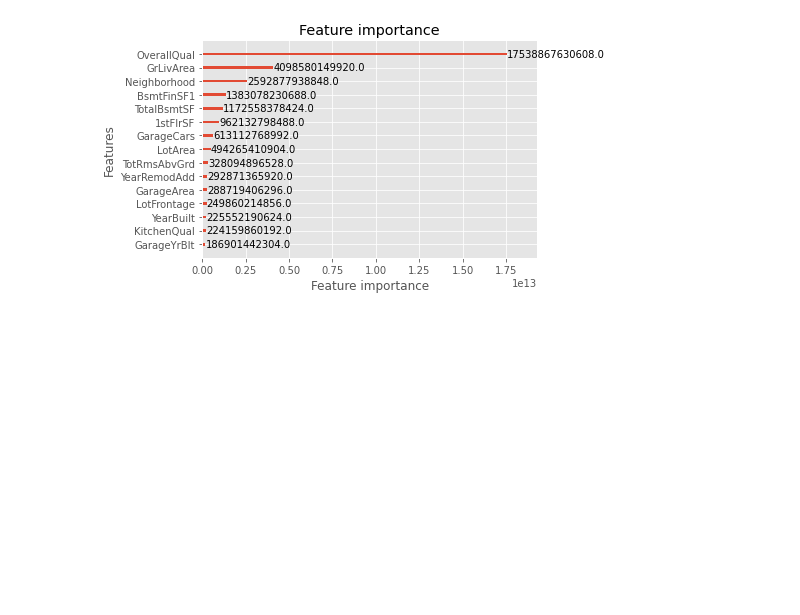
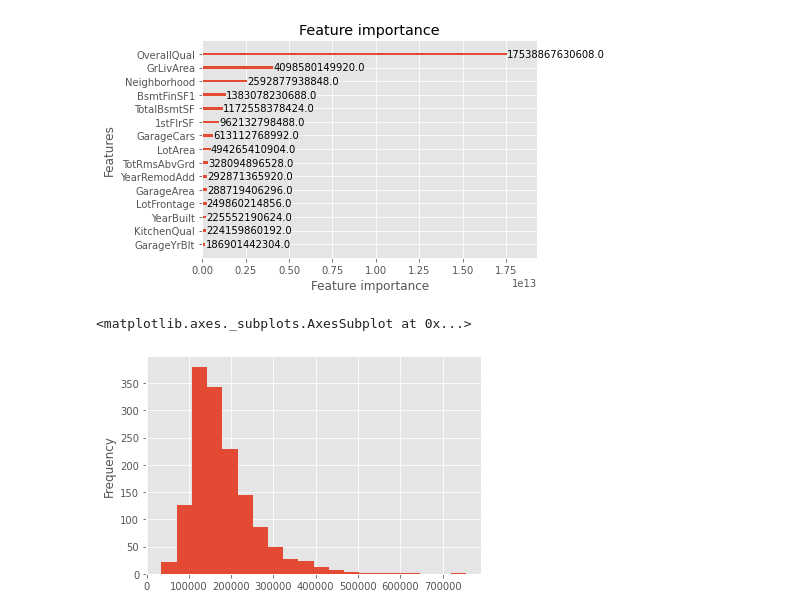
Before and after one commit to blackgreenc/Kaggle, a Jupyter notebook: House_Prices_Advanced_Regression_Techniques.ipynb, the cells around one changed output. Saved outputs shown, nothing was run; the diff lists cells and outputs as text; code cells hidden in the pictures; blank space fills up the shorter version.

```diff
--- a/House_Prices_Advanced_Regression_Techniques.ipynb
+++ b/House_Prices_Advanced_Regression_Techniques.ipynb
@@ -260,3 +260,8 @@ for model in models:
 [figure]
 [figure]
 [figure]
+# %%
+train_df["SalePrice"].plot.hist(bins = 20)
+# %% [output]
+<matplotlib.axes._subplots.AxesSubplot at 0x...>
+[figure, added]
```
Also changed, not shown: parts of 15 cells of this notebook.
